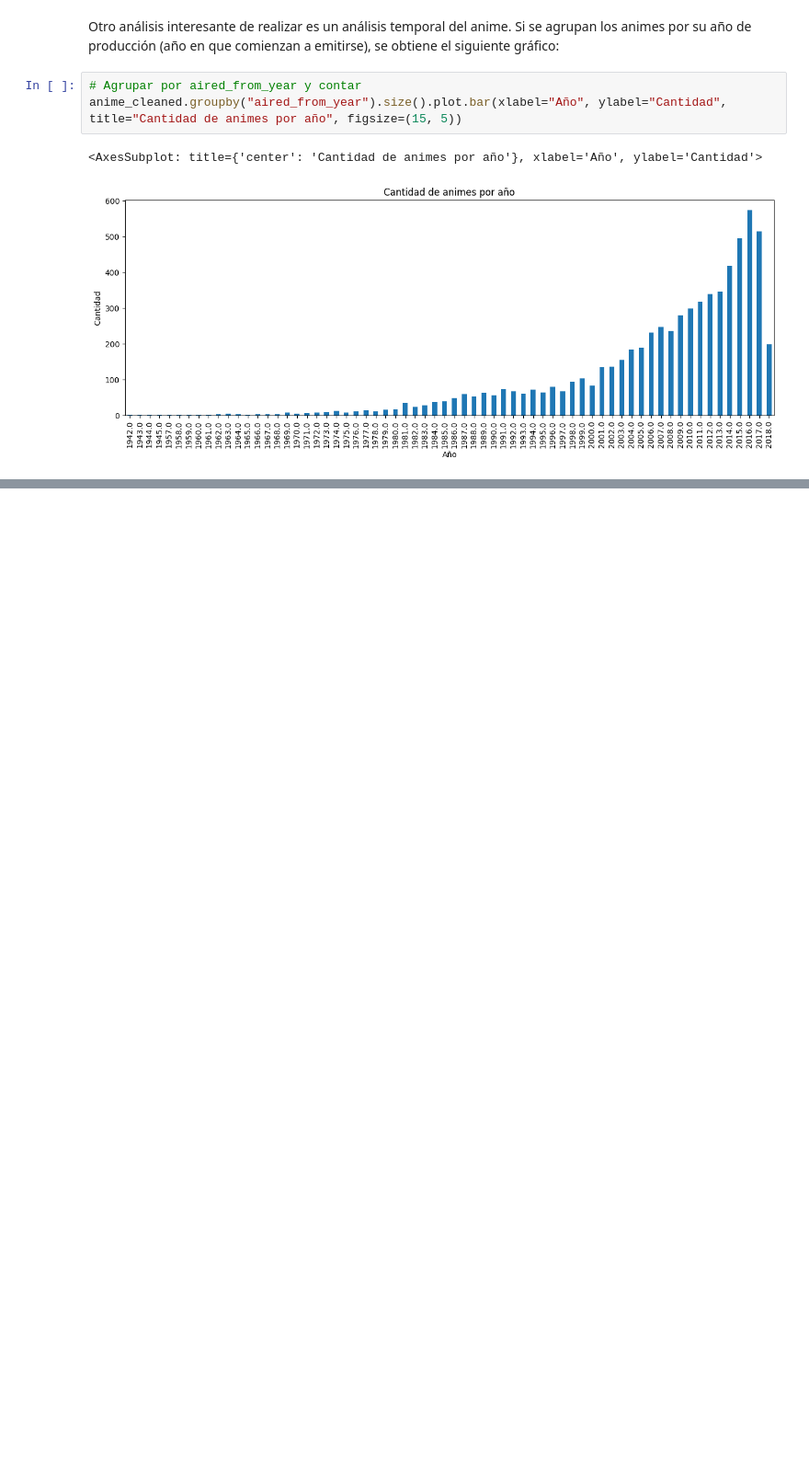
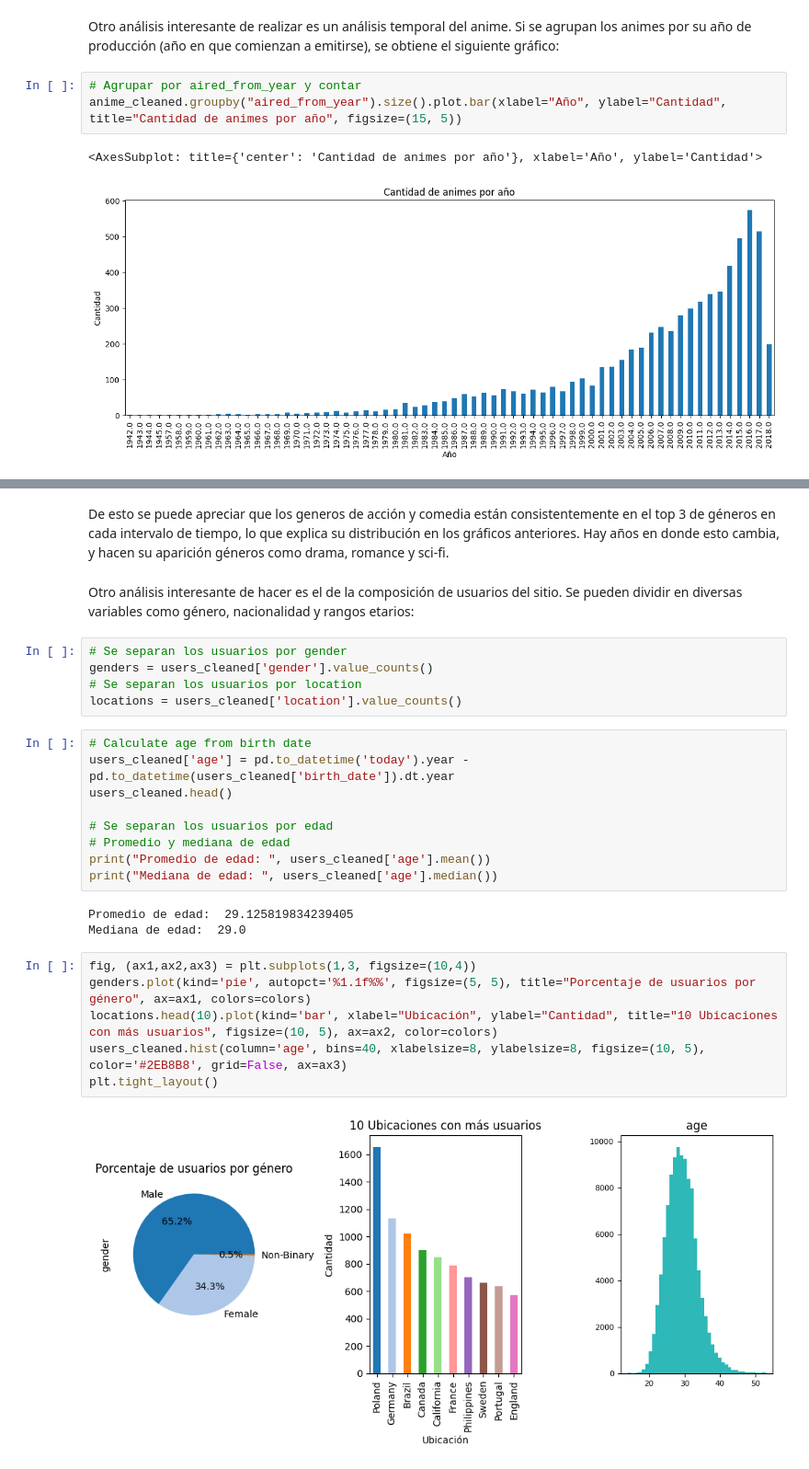
Before and after one commit to bigkwii/CC5205-2022-2-grupo-15, a Jupyter notebook: hito1.ipynb, the cells around one changed output, grey strips where cells are left out. Shown: that part at 92% size. Drawn from its saved outputs; the diff is of its cells as text; blank space fills up the shorter version.

```diff
--- a/hito1.ipynb
+++ b/hito1.ipynb
@@ -261,0 +218,29 @@ anime_genres.plot.bar(stacked=True, xlabel="Intervalo", ylabel="Cantidad", title
+# %% [markdown]
+De esto se puede apreciar que los generos de acción y comedia están consistentemente en el top 3 de géneros en cada intervalo de tiempo, lo que explica su distribución en los gráficos anteriores. Hay años en donde esto cambia, y hacen su aparición géneros como drama, romance y sci-fi.
+# %% [markdown]
+Otro análisis interesante de hacer es el de la composición de usuarios del sitio. Se pueden dividir en diversas variables como género, nacionalidad y rangos etarios:
+# %%
+# Se separan los usuarios por gender
+genders = users_cleaned['gender'].value_counts()
+# Se separan los usuarios por location
+locations = users_cleaned['location'].value_counts()
+# %%
+# Calculate age from birth date
+users_cleaned['age'] = pd.to_datetime('today').year - pd.to_datetime(users_cleaned['birth_date']).dt.year
+users_cleaned.head()
+
+# Se separan los usuarios por edad
+# Promedio y mediana de edad
+print("Promedio de edad: ", users_cleaned['age'].mean())
+print("Mediana de edad: ", users_cleaned['age'].median())
+# %% [output]
+Promedio de edad:  29.125819834239405
+Mediana de edad:  29.0
+# %%
+fig, (ax1,ax2,ax3) = plt.subplots(1,3, figsize=(10,4))
+genders.plot(kind='pie', autopct='%1.1f%%', figsize=(5, 5), title="Porcentaje de usuarios por género", ax=ax1, colors=colors)
+locations.head(10).plot(kind='bar', xlabel="Ubicación", ylabel="Cantidad", title="10 Ubicaciones con más usuarios", figsize=(10, 5), ax=ax2, color=colors)
+users_cleaned.hist(column='age', bins=40, xlabelsize=8, ylabelsize=8, figsize=(10, 5), color='#2EB8B8', grid=False, ax=ax3)
+plt.tight_layout()
+# %% [output]
+[figure, added]
```
Also changed, not shown: parts of 14 cells of this notebook.
